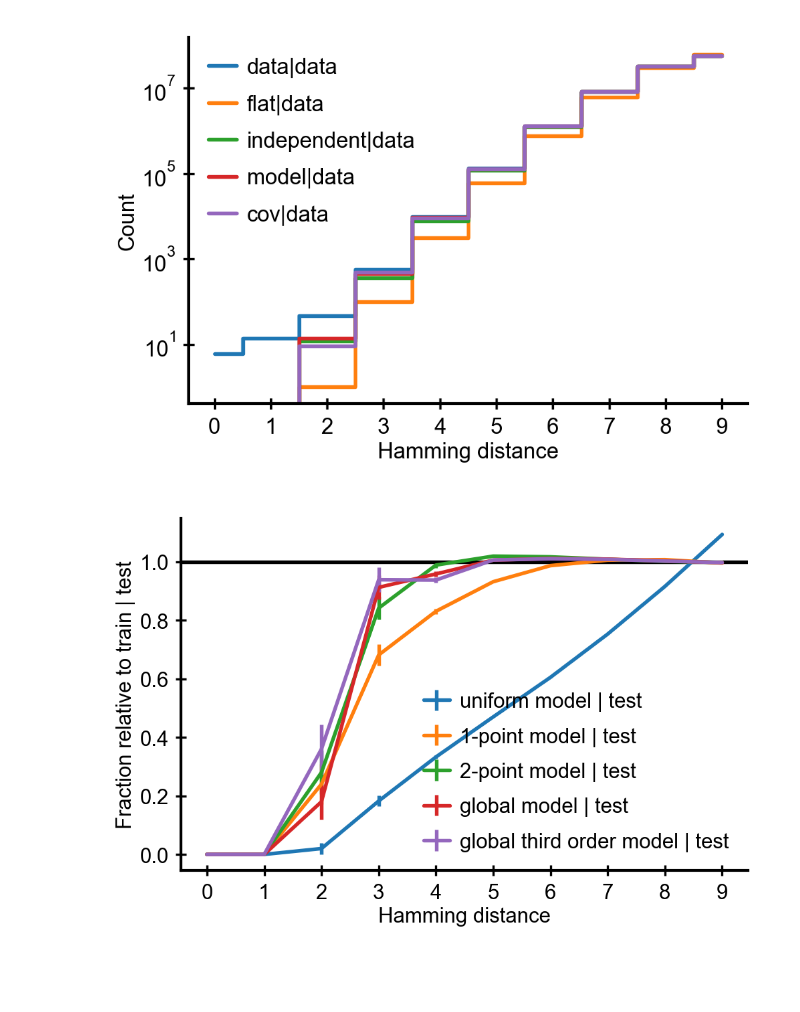
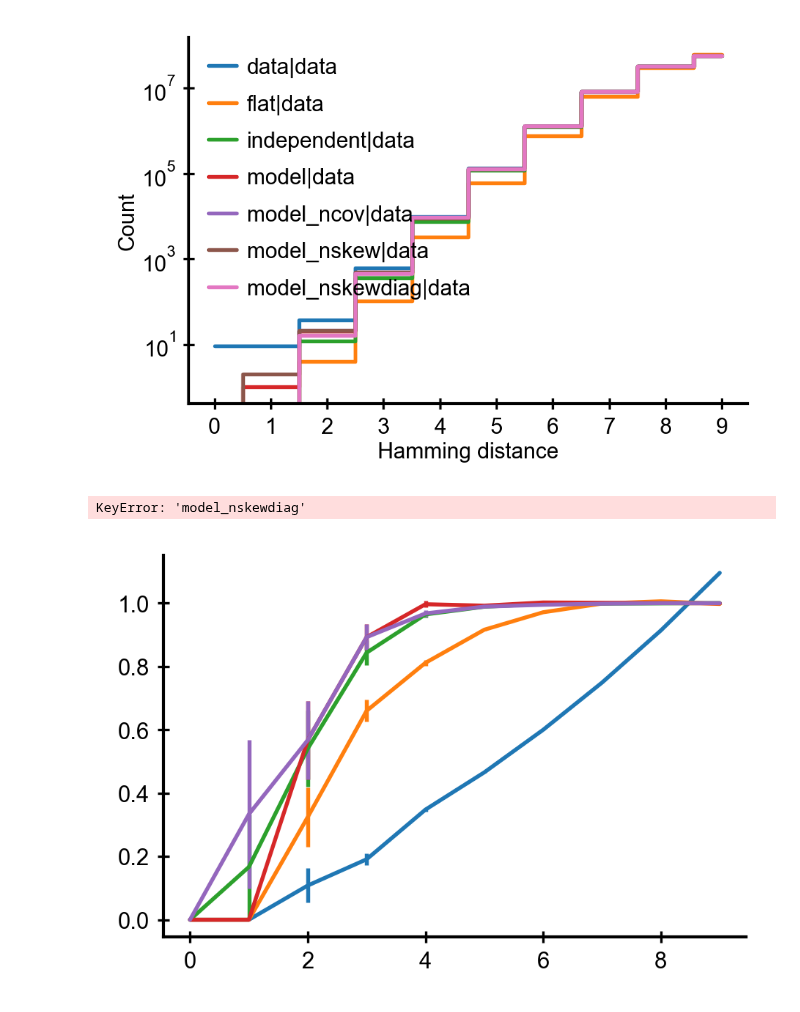
Before and after one commit to andim/peptidome, a Jupyter notebook: code/maxent/distribution_hamming_distances.ipynb, the cells around one changed output. Cells and saved outputs as stored; diff of their text form; code cells hidden in the pictures; blank space fills up the shorter version.

Commit message:
further work on different maxent models

```diff
--- a/code/maxent/distribution_hamming_distances.ipynb
+++ b/code/maxent/distribution_hamming_distances.ipynb
@@ -49,7 +41,9 @@ hists_dict['train_test'] = pairwise_distances_jit(sample_matrices['train'],
 # %%
 bins = np.arange(L+1)
 fig, ax = plt.subplots()
-for dataset in ['flat', 'independent', 'model', 'test', 'cov', 'third', 'train_test']:
+for dataset in ['flat', 'independent', 'model', 'test',
+                'model_ncov', 'model_nskew', 'model_nskewdiag',
+                'train_test']:
     ax.step(bins, hists_dict[dataset], label=dataset, where='mid')
 ax.set_yscale('log')
 ax.set_xticks(bins)
@@ -75,10 +69,10 @@ hists_dict['composition'] = pairwise_distances_jit(sample_composition, N=nsample
 fig, ax = plt.subplots()
 labels = {'flat': 'uniform model',
           'model': '2-point model',
-          'cov':'global model',
+          'model_ncov':'global model',
           'independent' : '1-point model',
-          'third': 'global third order model'}
-for dataset in ['flat', 'independent', 'cov', 'model', 'third']:
+          'model_nskew': 'global third order model'}
+for dataset in ['flat', 'independent', 'model_ncov', 'model', 'model_nskew']:
     ax.errorbar(bins, (hists_dict[dataset])/(hists_dict['train_test']),
                 hists_dict[dataset]**.5/hists_dict['train_test'],
                 label=labels[dataset])
@@ -94,13 +88,13 @@ fig.tight_layout()
 # %%
 pairwise_hist = {}
-for dataset in ['model', 'independent', 'flat', 'cov', 'third']:
+for dataset in ['model', 'independent', 'flat', 'model_ncov', 'model_nskew', 'model_nskewdiag']:
     pairwise_hist[dataset] = pairwise_distances_jit(sample_matrices[dataset],
                                    data2=sample_matrices['test'],
                                    N=nsample)
 # %%
 fig, ax = plt.subplots()
 ax.step(bins, hists_dict['test'], where='mid', label='data|data')
-for dataset in ['flat', 'independent', 'model', 'cov']:
+for dataset in ['flat', 'independent', 'model', 'model_ncov', 'model_nskew', 'model_nskewdiag']:
     ax.step(bins, pairwise_hist[dataset], where='mid', label=dataset + '|data')
 ax.set_yscale('log')
 ax.set_xticks(bins);
@@ -108,19 +102,20 @@ ax.legend(loc='upper left')
 ax.set_xlabel('Hamming distance')
 ax.set_ylabel('Count');
 # %% [output]
-[figure, old version]
+[figure, new version]
 # %%
 fig, ax = plt.subplots()
-for dataset in ['flat', 'independent', 'model', 'cov', 'third']:
+for dataset in ['flat', 'independent', 'model', 'model_ncov', 'model_nskew', 'model_nskewdiag']:
     ax.errorbar(bins, pairwise_hist[dataset]/hists_dict['train_test'],
                 pairwise_hist[dataset]**.5/hists_dict['train_test'],
                 label=labels[dataset] + ' | test')
 ax.set_xticks(bins)
 ax.legend(loc='lower right')
 ax.axhline(1.0, c='k')
 ax.set_xlabel('Hamming distance')
 ax.set_ylabel('Fraction relative to train | test')
 fig.tight_layout()
 fig.savefig('../../paper/images/hammingdist.pdf')
 # %% [output]
+KeyError: 'model_nskewdiag'
-[figure, old version]
+[figure, new version]
```
Also changed, not shown: parts of 8 cells of this notebook, 5 other files.
